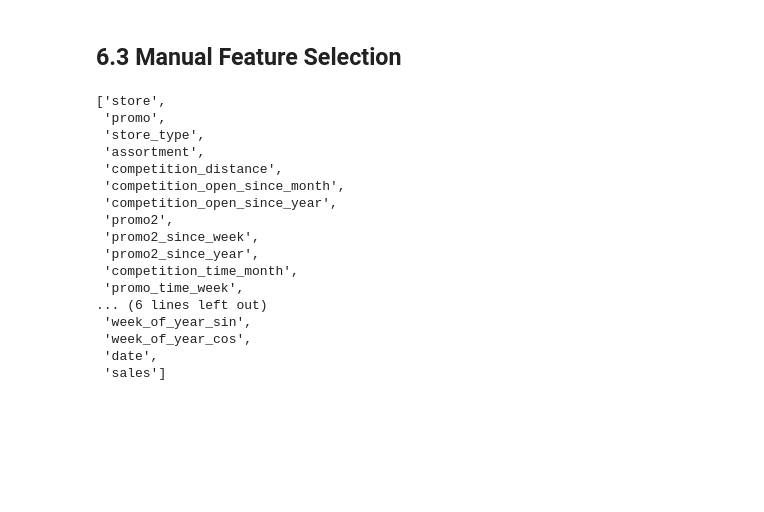
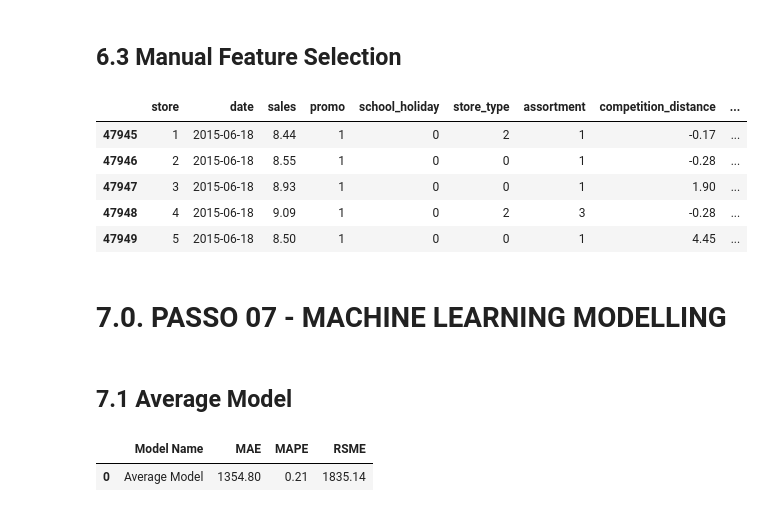
Before and after one commit to IsraelAugustods/ds_em_producao, a Jupyter notebook: m07_v01_store_sales_prediction.ipynb, the cells around one changed output. Saved outputs shown, nothing was run; the diff lists cells and outputs as text; code cells hidden in the pictures; blank space fills up the shorter version.

Commit message:
implemented linear models

```diff
--- a/m07_v01_store_sales_prediction.ipynb
+++ b/m07_v01_store_sales_prediction.ipynb
@@ -908,20 +879,0 @@ cols_selected_boruta.extend (feat_to_add)
-# %%
-cols_selected_boruta
-# %% [output]
-['store',
- 'promo',
- 'store_type',
- 'assortment',
- 'competition_distance',
- 'competition_open_since_month',
- 'competition_open_since_year',
- 'promo2',
- 'promo2_since_week',
- 'promo2_since_year',
- 'competition_time_month',
- 'promo_time_week',
-... (6 lines left out)
- 'week_of_year_sin',
- 'week_of_year_cos',
- 'date',
- 'sales']
@@ -927,0 +909,11 @@ cols_selected_boruta
+# %%
+X_train.head()
+# %% [output]
+|  | store | date | sales | promo | school_holiday | store_type | assortment | competition_distance | ... |
+| 47945 | 1 | 2015-06-18 | 8.44 | 1 | 0 | 2 | 1 | -0.17 | ... |
+| 47946 | 2 | 2015-06-18 | 8.55 | 1 | 0 | 0 | 1 | -0.28 | ... |
+| 47947 | 3 | 2015-06-18 | 8.93 | 1 | 0 | 0 | 1 | 1.90 | ... |
+| 47948 | 4 | 2015-06-18 | 9.09 | 1 | 0 | 2 | 3 | -0.28 | ... |
+| 47949 | 5 | 2015-06-18 | 8.50 | 1 | 0 | 0 | 1 | 4.45 | ... |
+# %% [markdown]
+# 7.0. PASSO 07 - MACHINE LEARNING MODELLING
@@ -927,0 +923,2 @@ cols_selected_boruta
+# %% [markdown]
+## 7.1 Average Model
@@ -927,0 +936,5 @@ cols_selected_boruta
+# %%
+baseline_result
+# %% [output]
+|  | Model Name | MAE | MAPE | RSME |
+| 0 | Average Model | 1354.80 | 0.21 | 1835.14 |
```
Also changed, not shown: parts of 15 cells of this notebook.
